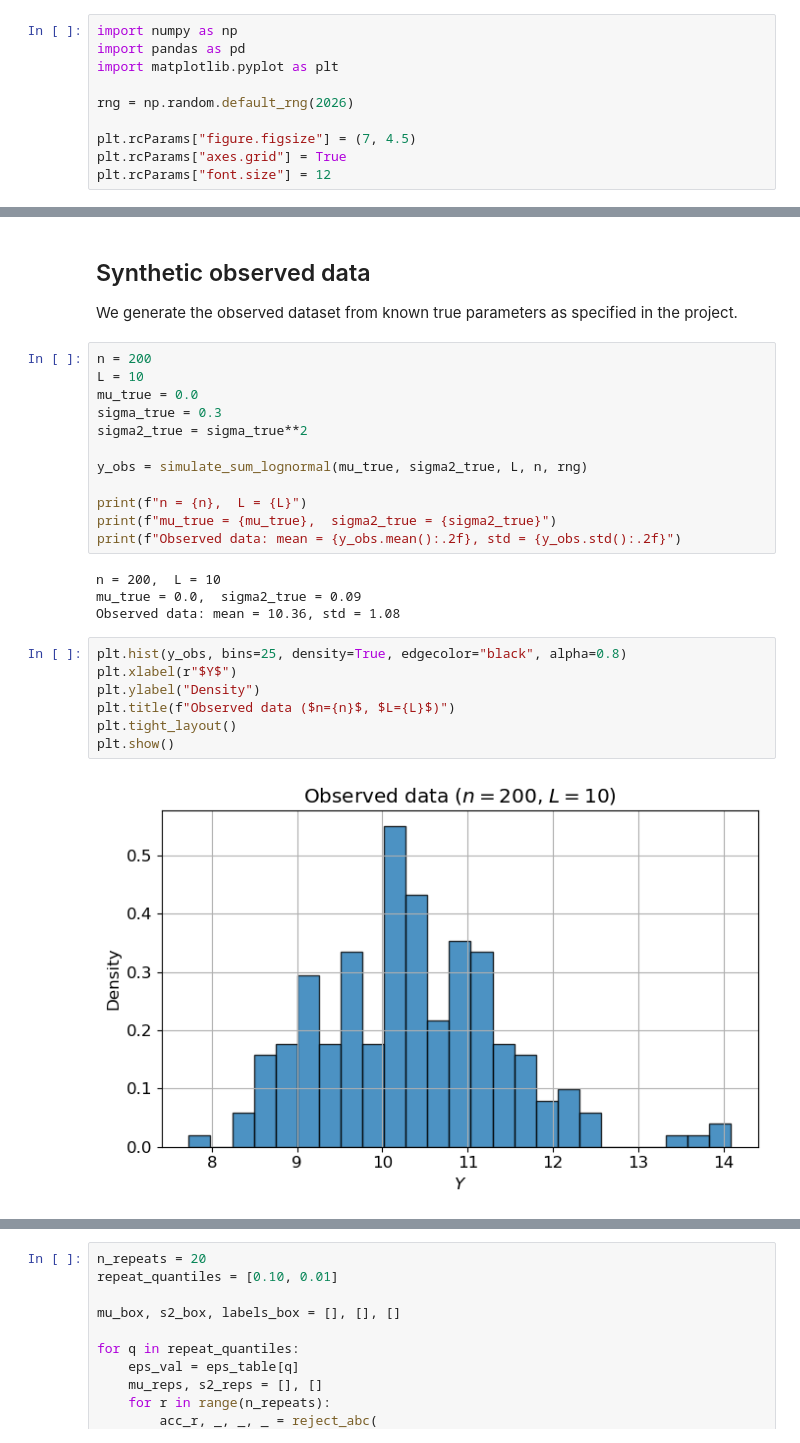
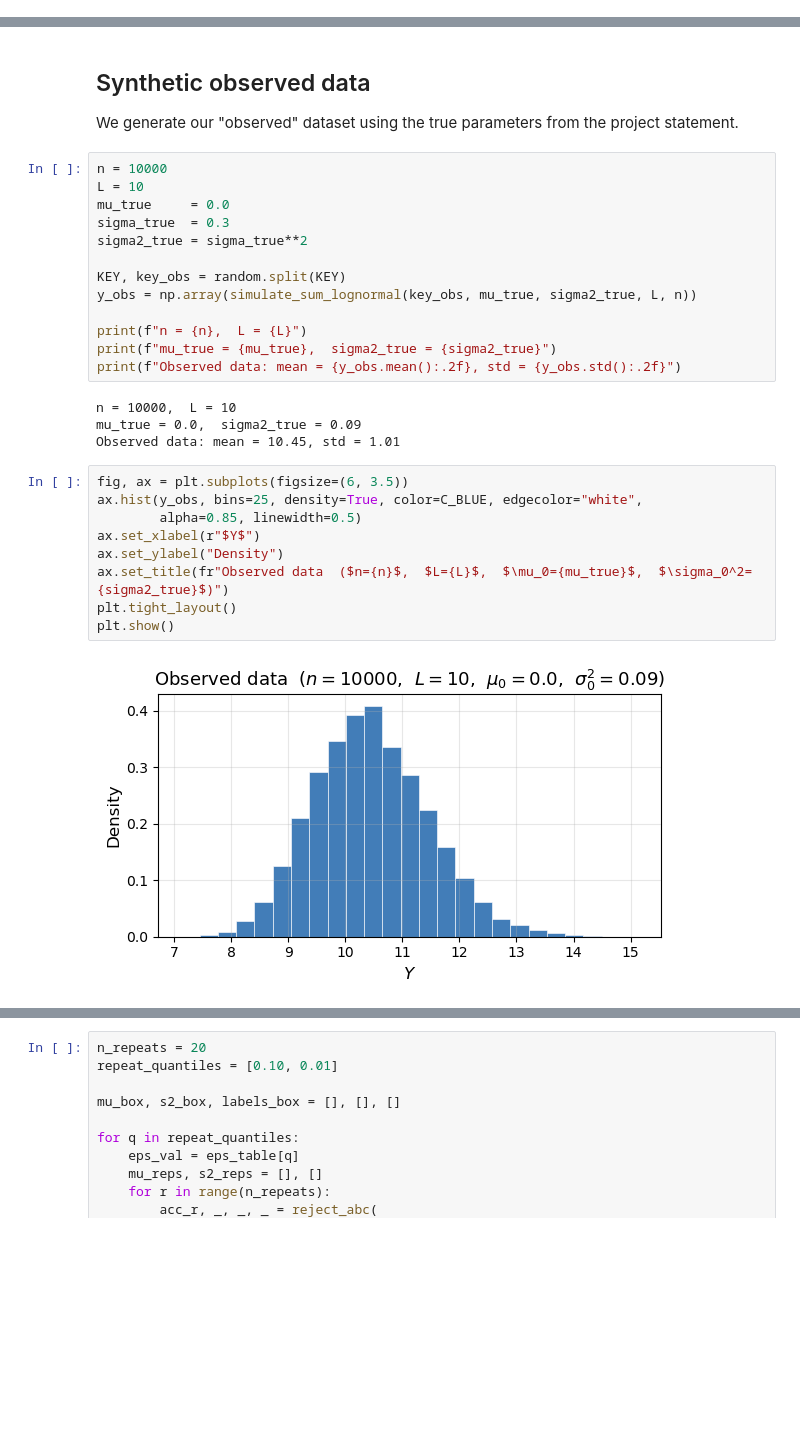
Before and after one commit to Ramei6/Monte-Carlo---Likelihood-free-inference-and-sums-of-log-normal-variates, a Jupyter notebook: Reject_ABC.ipynb, the cells around one changed output, grey strips where cells are left out. Saved outputs shown, nothing was run; the diff lists cells and outputs as text; blank space fills up the shorter version.

```diff
--- a/Reject_ABC.ipynb
+++ b/Reject_ABC.ipynb
@@ -92,10 +0,0 @@ Then compare ABC posterior estimates for different values of $\varepsilon$ and m
-# %%
-import numpy as np
-import pandas as pd
-import matplotlib.pyplot as plt
-
-rng = np.random.default_rng(2026)
-
-plt.rcParams["figure.figsize"] = (7, 4.5)
-plt.rcParams["axes.grid"] = True
-plt.rcParams["font.size"] = 12
@@ -297,29 +198,32 @@ def posterior_summary(accepted, true_values=None):
 # %% [markdown]
 ## Synthetic observed data
 
-We generate the observed dataset from known true parameters as specified in the project.
+We generate our "observed" dataset using the true parameters from the project statement.
 # %%
-n = 200
+n = 10000
 L = 10
-mu_true = 0.0
-sigma_true = 0.3
+mu_true     = 0.0
+sigma_true  = 0.3
 sigma2_true = sigma_true**2
 
-y_obs = simulate_sum_lognormal(mu_true, sigma2_true, L, n, rng)
+KEY, key_obs = random.split(KEY)
+y_obs = np.array(simulate_sum_lognormal(key_obs, mu_true, sigma2_true, L, n))
 
 print(f"n = {n},  L = {L}")
 print(f"mu_true = {mu_true},  sigma2_true = {sigma2_true}")
 print(f"Observed data: mean = {y_obs.mean():.2f}, std = {y_obs.std():.2f}")
 # %% [output]
-n = 200,  L = 10
+n = 10000,  L = 10
 mu_true = 0.0,  sigma2_true = 0.09
-Observed data: mean = 10.36, std = 1.08
+Observed data: mean = 10.45, std = 1.01
 # %%
-plt.hist(y_obs, bins=25, density=True, edgecolor="black", alpha=0.8)
-plt.xlabel(r"$Y$")
-plt.ylabel("Density")
-plt.title(f"Observed data ($n={n}$, $L={L}$)")
+fig, ax = plt.subplots(figsize=(6, 3.5))
+ax.hist(y_obs, bins=25, density=True, color=C_BLUE, edgecolor="white",
+        alpha=0.85, linewidth=0.5)
+ax.set_xlabel(r"$Y$")
+ax.set_ylabel("Density")
+ax.set_title(fr"Observed data  ($n={n}$,  $L={L}$,  $\mu_0={mu_true}$,  $\sigma_0^2={sigma2_true}$)")
 plt.tight_layout()
 plt.show()
 # %% [output]
-[figure, old version]
+[figure, new version]
```
Also changed, not shown: parts of 39 cells of this notebook, 1 other file.
